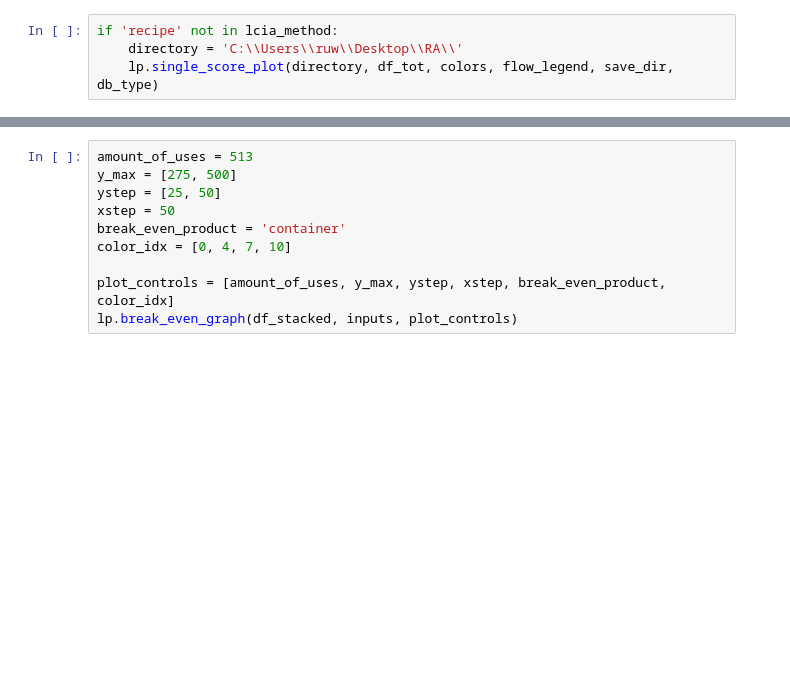
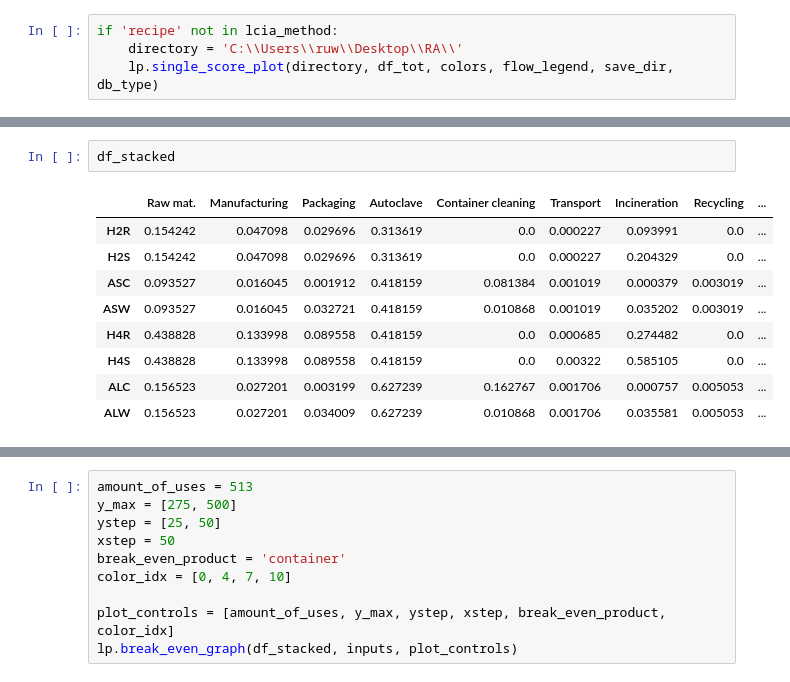
Before and after one commit to RuneWF/Single-use-vs-multi-use-in-health-care, a Jupyter notebook: Brighway/Ofir/Ofir.ipynb, the cells around one changed output, grey strips where cells are left out. Drawn from its saved outputs; the diff is of its cells as text; blank space fills up the shorter version.

```diff
--- a/Brighway/Ofir/Ofir.ipynb
+++ b/Brighway/Ofir/Ofir.ipynb
@@ -204,0 +202,12 @@ df_stacked = lp.gwp_scenario_plot(df_GWP, inputs, y_axis_values)
+# %%
+df_stacked
+# %% [output]
+|  | Raw mat. | Manufacturing | Packaging | Autoclave | Container cleaning | Transport | Incineration | Recycling | ... |
+| H2R | 0.154242 | 0.047098 | 0.029696 | 0.313619 | 0.0 | 0.000227 | 0.093991 | 0.0 | ... |
+| H2S | 0.154242 | 0.047098 | 0.029696 | 0.313619 | 0.0 | 0.000227 | 0.204329 | 0.0 | ... |
+| ASC | 0.093527 | 0.016045 | 0.001912 | 0.418159 | 0.081384 | 0.001019 | 0.000379 | 0.003019 | ... |
+| ASW | 0.093527 | 0.016045 | 0.032721 | 0.418159 | 0.010868 | 0.001019 | 0.035202 | 0.003019 | ... |
+| H4R | 0.438828 | 0.133998 | 0.089558 | 0.418159 | 0.0 | 0.000685 | 0.274482 | 0.0 | ... |
+| H4S | 0.438828 | 0.133998 | 0.089558 | 0.418159 | 0.0 | 0.00322 | 0.585105 | 0.0 | ... |
+| ALC | 0.156523 | 0.027201 | 0.003199 | 0.627239 | 0.162767 | 0.001706 | 0.000757 | 0.005053 | ... |
+| ALW | 0.156523 | 0.027201 | 0.034009 | 0.627239 | 0.010868 | 0.001706 | 0.035581 | 0.005053 | ... |
```
Also changed, not shown: parts of 5 cells of this notebook, 8 other files.
